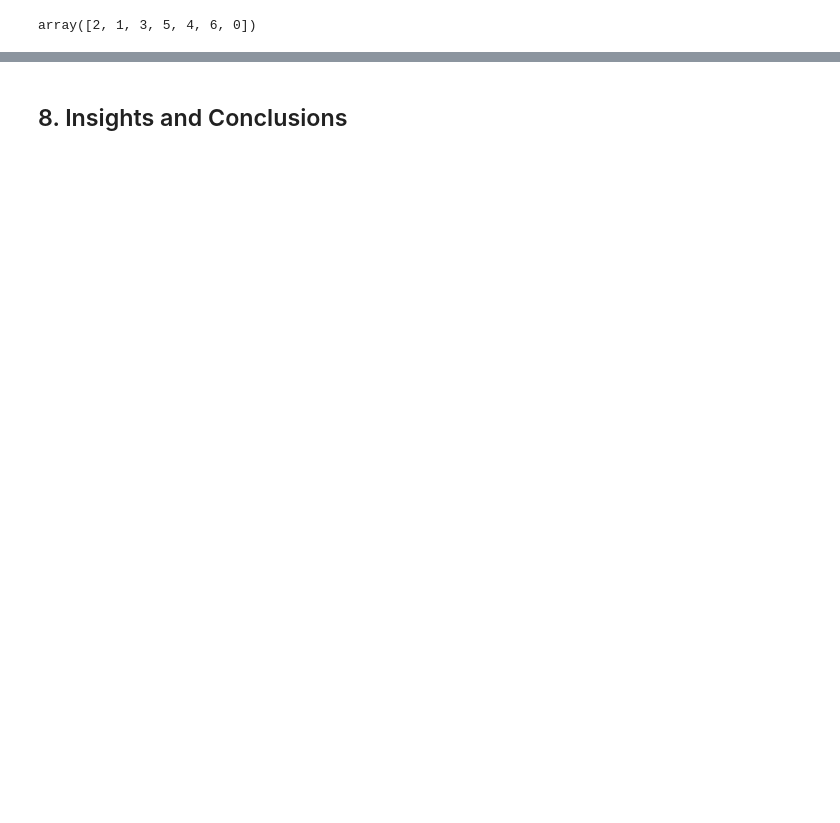
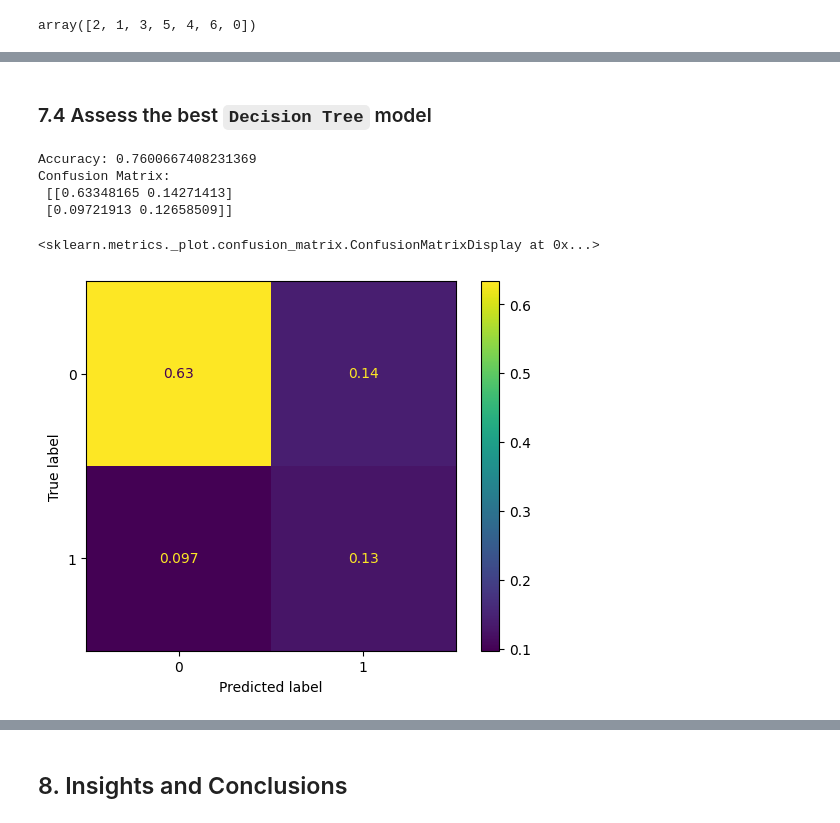
Before and after one commit to Nelkit/36103-AT2-data-analysis-project, a Jupyter notebook: 36103_AT2B_data_analysis_project.ipynb, the cells around one changed output, grey strips where cells are left out. Cells and saved outputs as stored; diff of their text form; code cells hidden in the pictures; blank space fills up the shorter version.

Commit message:
Finished the data preprocesing  and the training of decision tree model

```diff
--- a/36103_AT2B_data_analysis_project.ipynb
+++ b/36103_AT2B_data_analysis_project.ipynb
@@ -843,0 +889,3 @@ df_transformed = df_engineered.copy()
+# %%
+dummy = DummyClassifier(strategy='most_frequent')
+dummy.fit(X_train, y_train)
@@ -843,0 +910,5 @@ df_transformed = df_engineered.copy()
+# %%
+from imblearn.over_sampling import SMOTE
+
+smote = SMOTE(random_state=42)
+X_train_resampled, y_train_resampled = smote.fit_resample(X_train, y_train)
@@ -843,0 +917,16 @@ df_transformed = df_engineered.copy()
+# %%
+param_grid = {
+    'max_depth': [20, 30, 50, 100],
+    'min_samples_split': [0.1, 0.2, 0.4]
+}
+
+grid_search_model = GridSearchCV(
+    estimator=DecisionTreeClassifier(),
+    param_grid=param_grid,
+    scoring='accuracy',
+    n_jobs=-1,
+    verbose=3,
+    cv=3
+)
+
+grid_search_model.fit(X_train_resampled, y_train_resampled)
@@ -843,0 +945,5 @@ df_transformed = df_engineered.copy()
+# %%
+best_decision_tree_model = grid_search_model.best_estimator_
+
+train_y_preds = best_decision_tree_model.predict(X_train_resampled)
+test_y_preds = best_decision_tree_model.predict(X_test)
@@ -843,0 +958,13 @@ df_transformed = df_engineered.copy()
+# %% [markdown]
+### 7.4 Assess the best `Decision Tree` model
+# %%
+print("Accuracy:", accuracy_score(y_test, test_y_preds))
+print("Confusion Matrix:\n", confusion_matrix(y_test, test_y_preds, normalize="all"))
+ConfusionMatrixDisplay.from_estimator(best_decision_tree_model, X_test, y_test, normalize="all")
+# %% [output]
+Accuracy: 0.7600667408231369
+Confusion Matrix:
+ [[0.63348165 0.14271413]
+ [0.09721913 0.12658509]]
+<sklearn.metrics._plot.confusion_matrix.ConfusionMatrixDisplay at 0x...>
+[figure, added]
```
Also changed, not shown: parts of 73 cells of this notebook.
